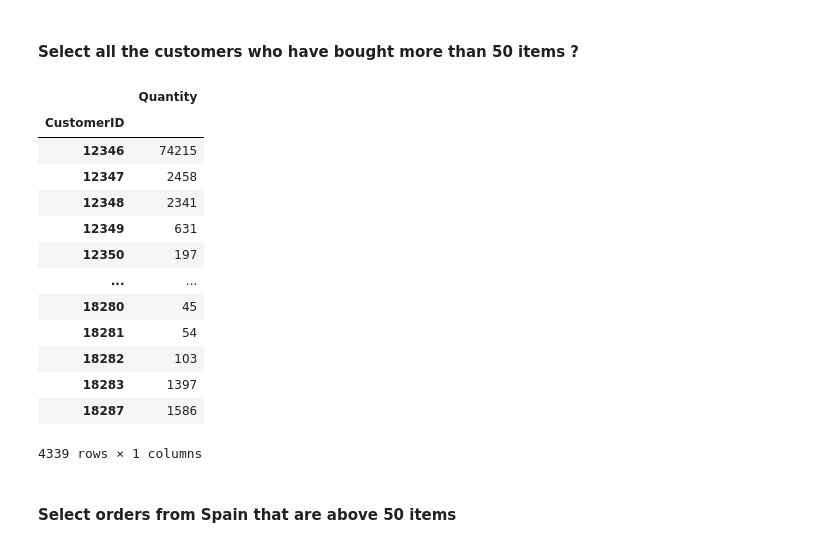
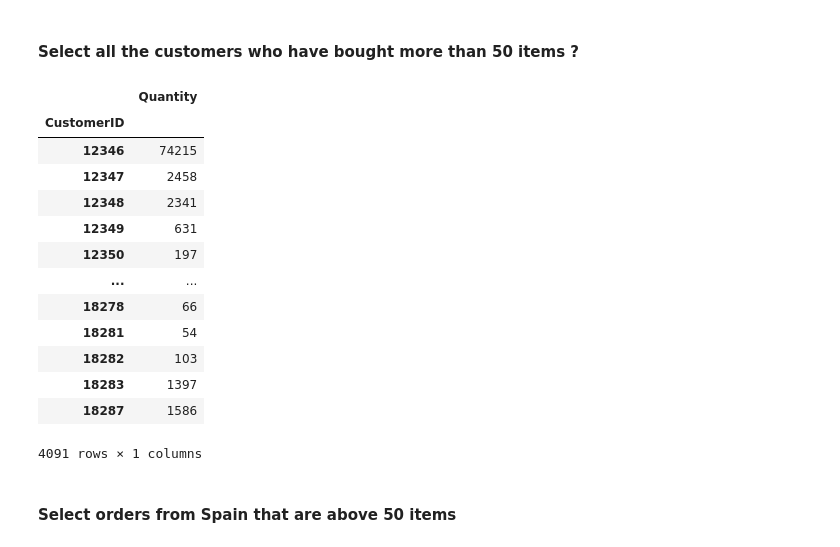
Before and after one commit to Data-FT-MX/lab_subsetting_and_descriptive_stats, a Jupyter notebook: your-code/main.ipynb, the cells around one changed output. Cells and saved outputs as stored; diff of their text form; code cells hidden in the pictures.

```diff
--- a/your-code/main.ipynb
+++ b/your-code/main.ipynb
@@ -436,21 +465,22 @@ len(spain_orders['CustomerID'].unique())
 #### Select all the customers who have bought more than 50 items ?
 # %%
 # your answer here
-orders.groupby('CustomerID').agg({'Quantity': sum})
+items = orders.groupby('CustomerID').agg({'Quantity': sum})
+items[items['Quantity'] > 50]
 # %% [output]
 |  | Quantity |
 | CustomerID |  |
 | 12346 | 74215 |
 | 12347 | 2458 |
 | 12348 | 2341 |
 | 12349 | 631 |
 | 12350 | 197 |
 | ... | ... |
-| 18280 | 45 |
+| 18278 | 66 |
 | 18281 | 54 |
 | 18282 | 103 |
 | 18283 | 1397 |
 | 18287 | 1586 |
-4339 rows × 1 columns
+4091 rows × 1 columns
 # %% [markdown]
 #### Select orders from Spain that are above 50 items
```
Also changed, not shown: parts of 20 cells of this notebook.
